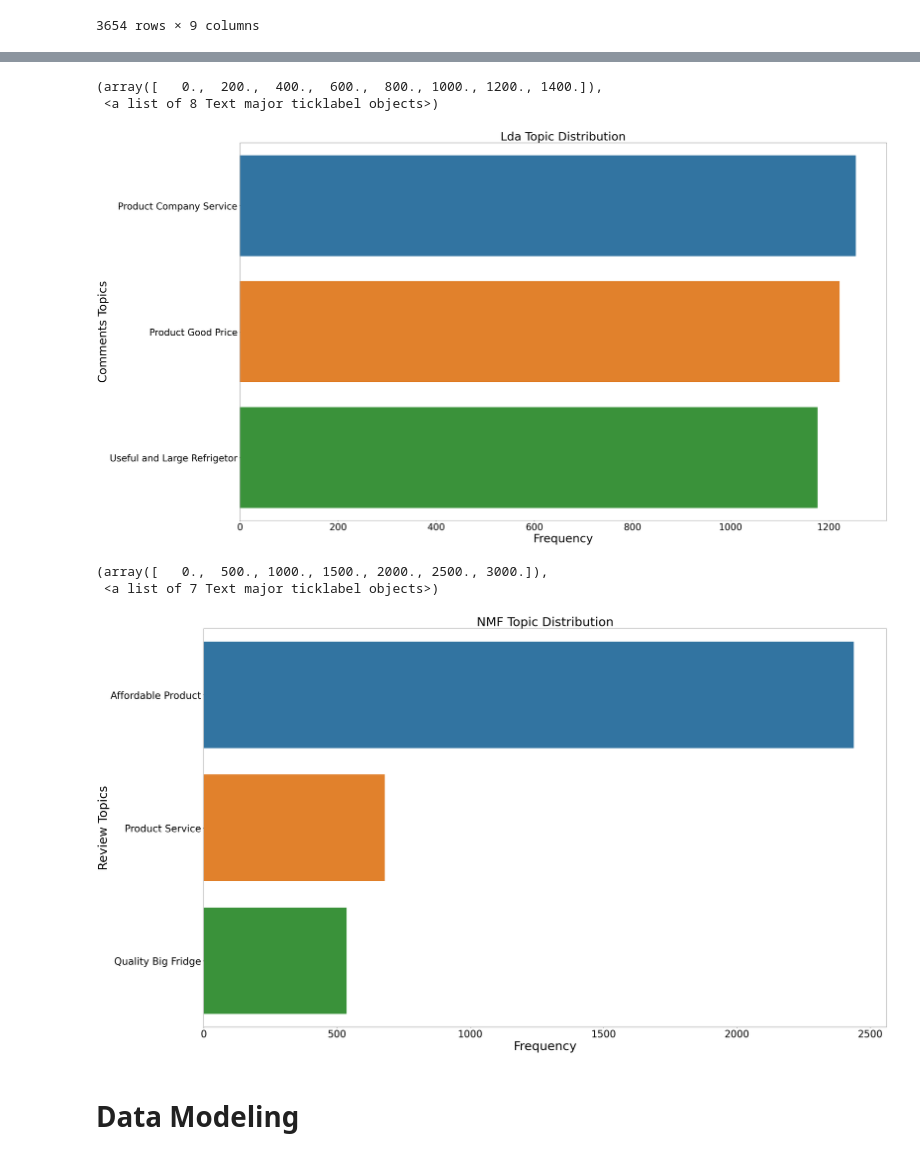
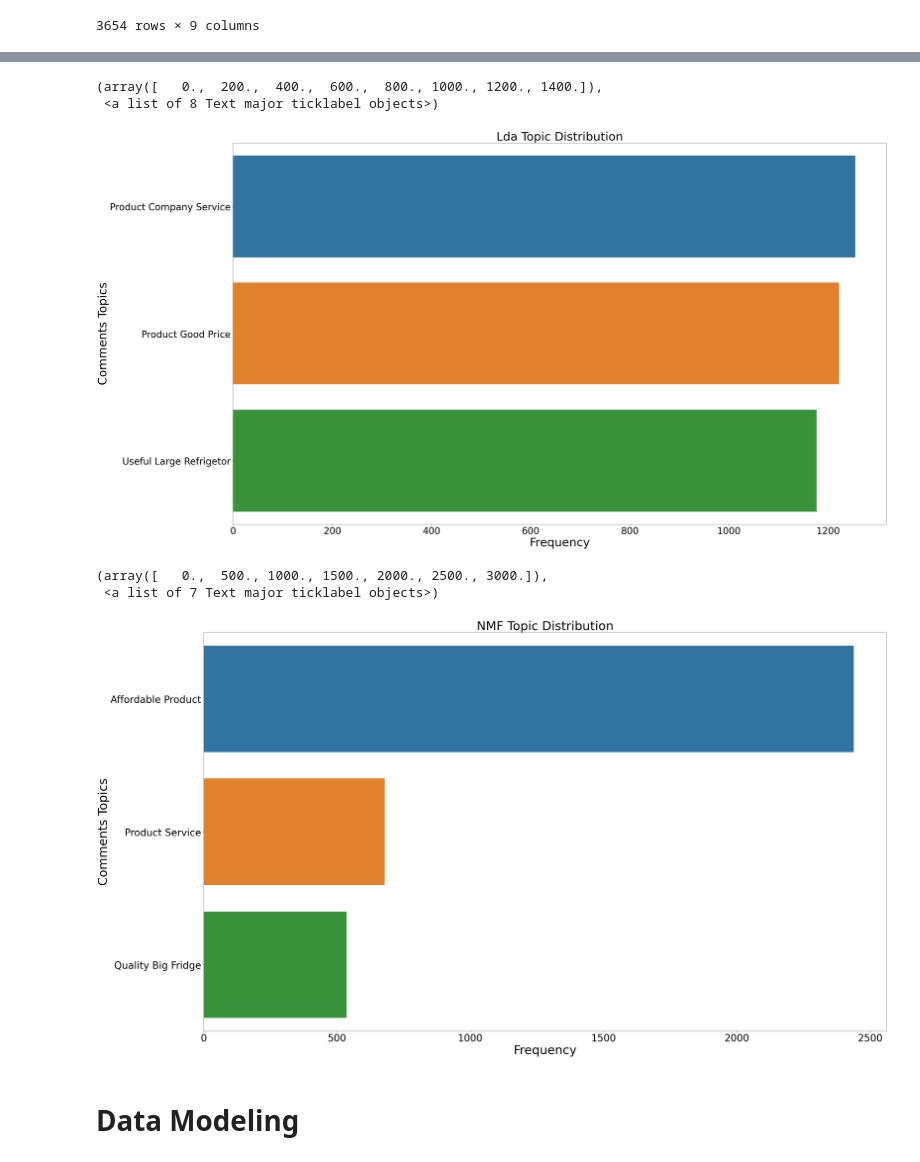
Before and after one commit to KubraErensoy/TrendyolFinalProject, a Jupyter notebook: Trendyol_Buzdolabı_NLP.ipynb, the cells around one changed output, grey strips where cells are left out. Drawn from its saved outputs; the diff is of its cells as text; code cells hidden in the pictures.

```diff
--- a/Trendyol_Buzdolabı_NLP.ipynb
+++ b/Trendyol_Buzdolabı_NLP.ipynb
@@ -936,7 +975,7 @@ analysis
 | 3653 | Positive | 5.0 | [wonderfully, package, arrive, im... | wonderfully package arrive immedi... | 1.000000 | 85 | 10 | 2 | ... |
 3654 rows × 9 columns
 # %%
-lda_remap = {0: 'Useful and Large Refrigetor', 1: 'Product Good Price', 2: 'Product Company Service'}
+lda_remap = {0: 'Useful Large Refrigetor', 1: 'Product Good Price', 2: 'Product Company Service'}
 
 analysis['lda_topics'] = analysis['lda_topics'].map(lda_remap)
 # %%
@@ -965,21 +1004,21 @@ plt.xticks(fontsize=40)
 # %% [output]
 (array([   0.,  200.,  400.,  600.,  800., 1000., 1200., 1400.]),
  <a list of 8 Text major ticklabel objects>)
-[figure, old version]
+[figure, new version]
 # %%
 nmf_x = analysis['nmf_topics'].value_counts()
 nmf_y = nmf_x.sort_index()
 plt.figure(figsize=(50,30))
 sns.barplot(nmf_x, nmf_y.index)
 plt.title("NMF Topic Distribution", fontsize=50)
-plt.ylabel('Review Topics', fontsize=50)
+plt.ylabel('Comments Topics', fontsize=50)
 plt.yticks(fontsize=40)
 plt.xlabel('Frequency', fontsize=50)
 plt.xticks(fontsize=40)
 # %% [output]
 (array([   0.,  500., 1000., 1500., 2000., 2500., 3000.]),
  <a list of 7 Text major ticklabel objects>)
-[figure, old version]
+[figure, new version]
 # %% [markdown]
 # **Data Modeling**
 # %%
```
Also changed, not shown: parts of 9 cells of this notebook.
